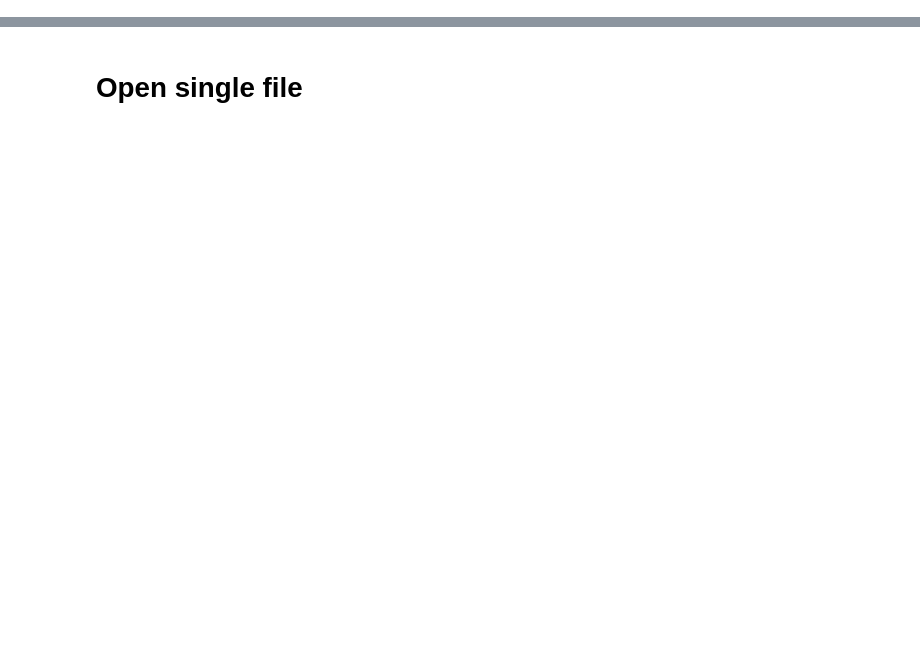
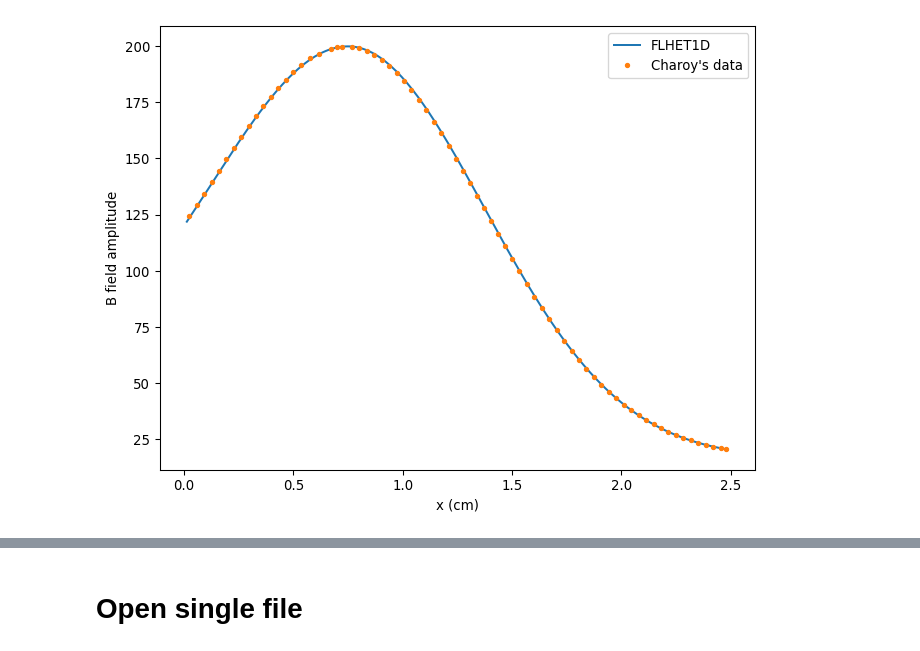
Before and after one commit to federicopetronio/FLHET1D, a Jupyter notebook: Plots_Charoy.ipynb, the cells around one changed output, grey strips where cells are left out. Cells and saved outputs as stored; diff of their text form; code cells hidden in the pictures; blank space fills up the shorter version.

Commit message:
Implemented B-field from Charoy's thesis in the code. Checked the validity in Plots_Charoy.ipynb

```diff
--- a/Plots_Charoy.ipynb
+++ b/Plots_Charoy.ipynb
@@ -14,0 +58,25 @@ import configparser
+# %%
+x_center = np.linspace(Delta_x, LX - Delta_x, NBPOINTS)  # Mesh in the center of cell
+# %%
+a1 = (BMAX - B0)/(1 - math.exp(-LTHR**2/(2*LB1**2)))
+a2 = (BMAX - BLX)/(1 - math.exp(-(LX - LTHR)**2/(2*LB2**2)))
+b1 = BMAX - a1
+b2 = BMAX - a2
+Barr1 = a1*np.exp(-(x_center - LTHR)**2/(2*LB1**2)) + b1
+Barr2 = a2*np.exp(-(x_center - LTHR)**2/(2*LB2**2)) + b2    # Magnetic field outside the thruster
+
+Barr = np.where(x_center <= LTHR, Barr1, Barr2)
+# %%
+# imports Charoy's plot data
+def conv(text):
+    textstr = str(text)
+    textstr.replace(',','.')
+
+    try:
+        f = float(textstr)
+    except:
+        return float('nan')
+    else:
+        return f
+
+datacharoy = np.loadtxt(datapath+"/plot_digitizer_from_Charoy_fig4-6a/B_max200.csv", converters = (lambda s: float(s.decode("UTF-8").replace(",", "."))), delimiter=";")
@@ -15,3 +103,16 @@ import configparser
+# %%
+x_charoy = datacharoy[:, 0]
+B_charoy = datacharoy[:, 1]
+# %%
+fig = plt.figure(figsize=(8,6), dpi=96)
+plt.plot(x_center*100, Barr*10000, label='FLHET1D')
+plt.plot(x_charoy, B_charoy, marker='.', linestyle='', label="Charoy's data")
+plt.xlabel("x (cm)")
+plt.ylabel("B field amplitude")
+plt.legend()
+plt.show()
+# %% [output]
+[figure, added]
 # %%
 RESULTSDIR = './Results/test_230_V_CurrentDriven_235V_5Ohm/'
 configFile = RESULTSDIR+'/Configuration.cfg'
```
Also changed, not shown: parts of 8 cells of this notebook, 7 other files.
